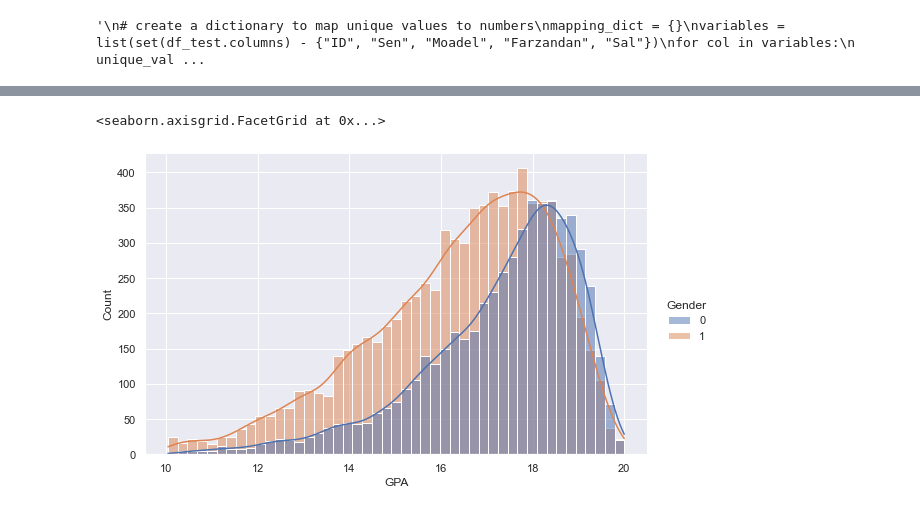
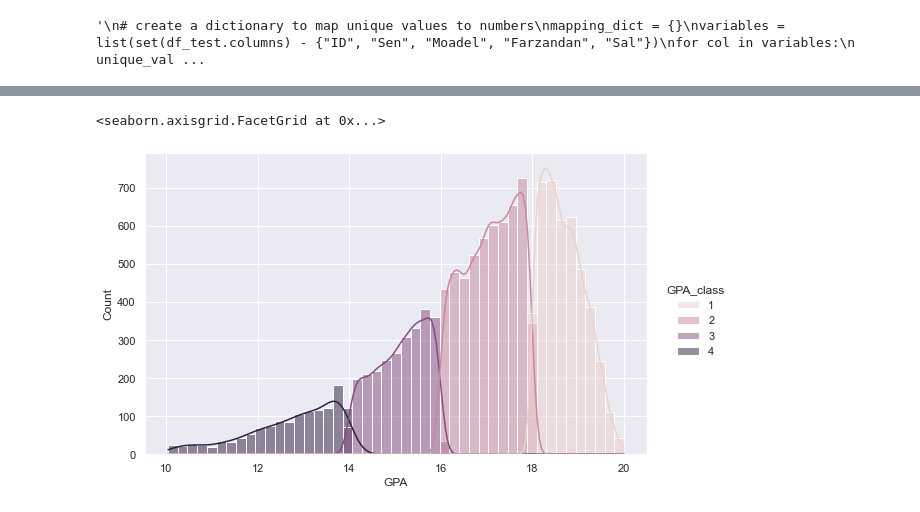
Before and after one commit to mghasemi19/ML_EconEduc, a Jupyter notebook: GPA_Classification.ipynb, the cells around one changed output, grey strips where cells are left out. Drawn from its saved outputs; the diff is of its cells as text; code cells hidden in the pictures.

```diff
--- a/GPA_Classification.ipynb
+++ b/GPA_Classification.ipynb
@@ -60,6 +40,5 @@ def age_calc(string):
     return year
 
 df_test['Sen']=df_test['Sen'].apply(lambda cw : age_calc(cw))
-df_test['GPA_norm'] = df_GPA['DF']
 # %%
 '''
@@ -186,5 +253,5 @@ sns.heatmap(df_test.corr(), annot=True, linewidth=.5, vmin = -1, vmax = 1,cmap =
 # %%
-sns.displot(df_test, x= 'GPA', hue=df_test['Gender'], kde=True, height=5, aspect=1.6)
+sns.displot(df_test, x= 'GPA', hue=df_test['GPA_class'], kde=True, height=5, aspect=1.6)
 # %% [output]
 <seaborn.axisgrid.FacetGrid at 0x...>
-[figure, old version]
+[figure, new version]
```
Also changed, not shown: parts of 99 cells of this notebook, 1 other file.
